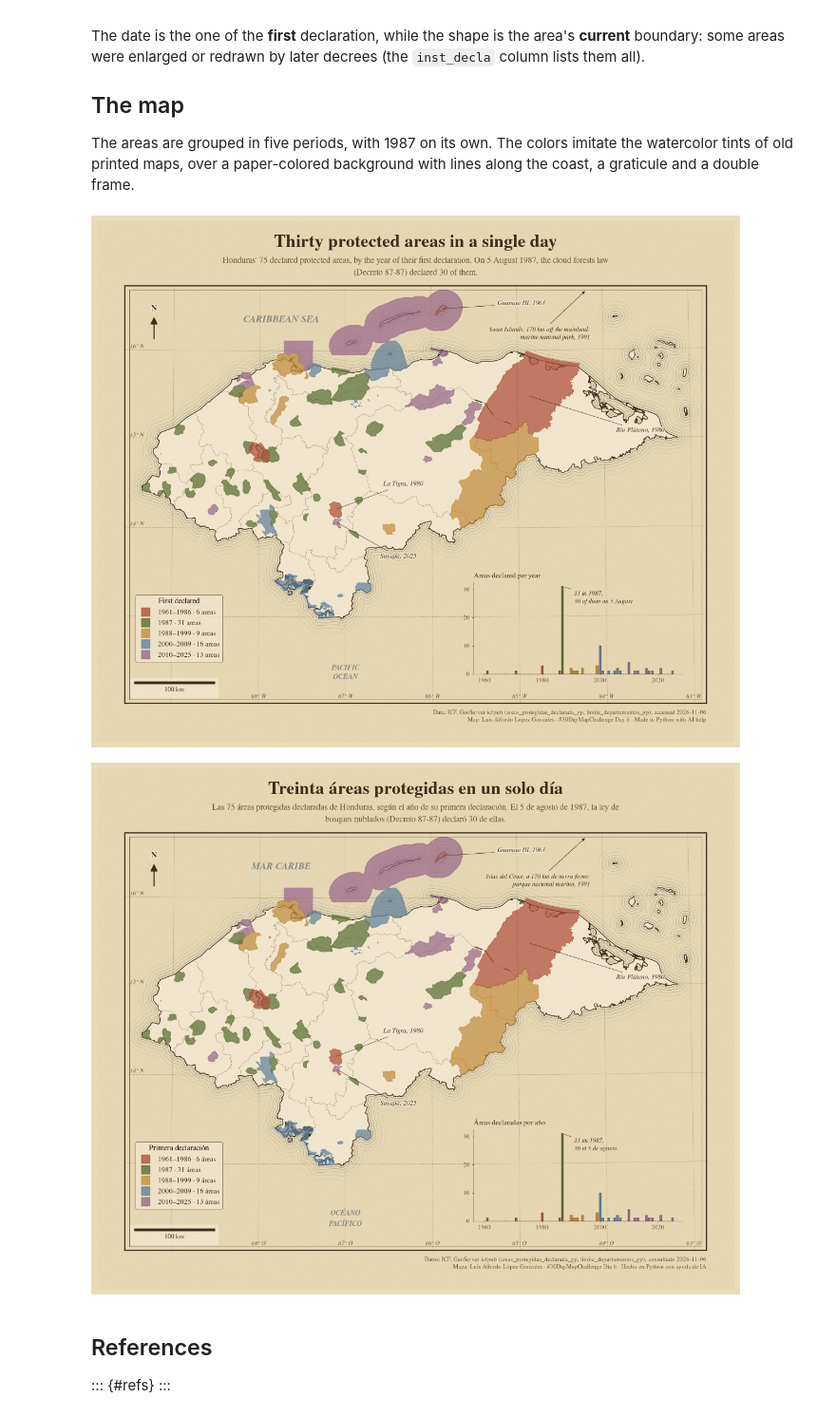
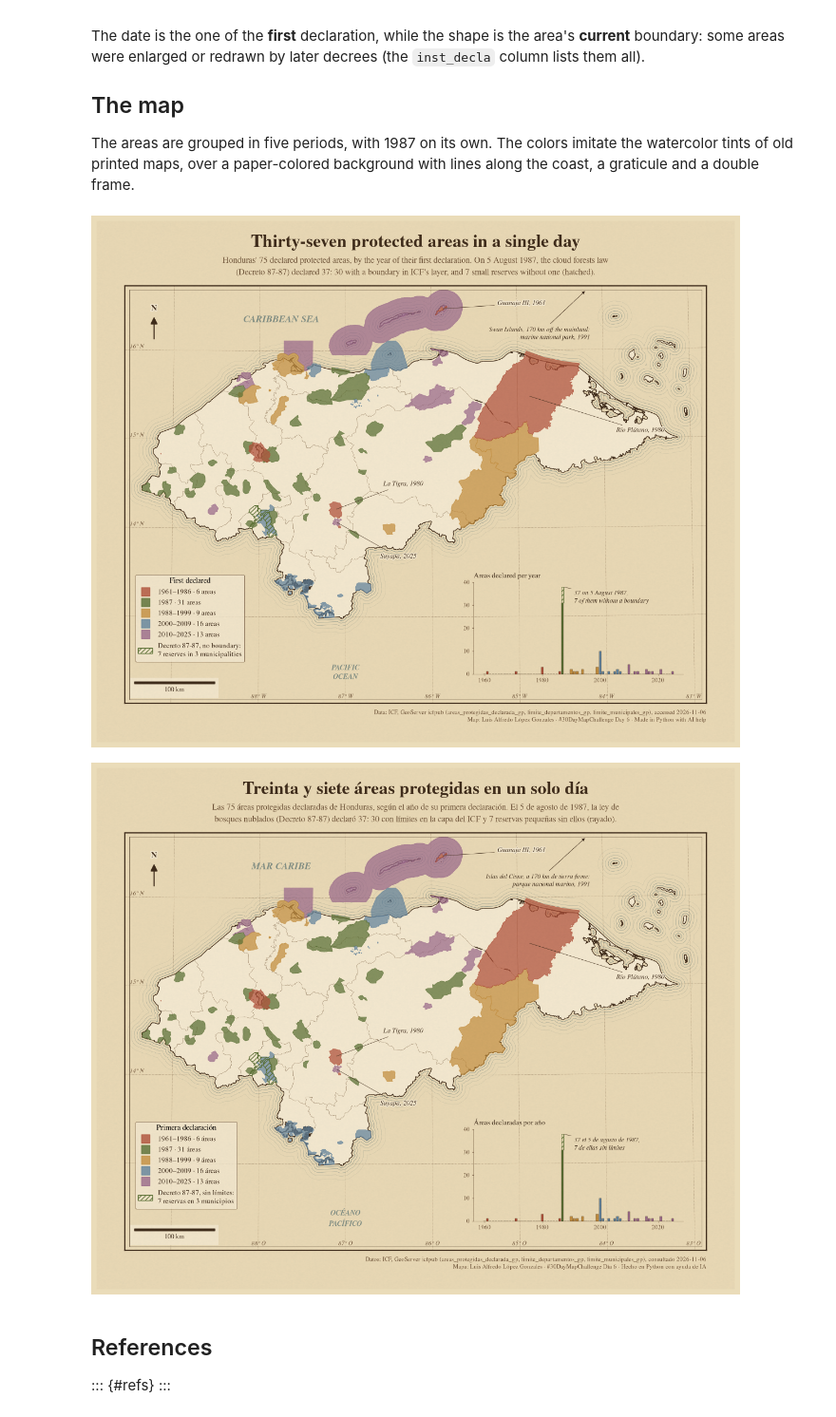
Before and after one commit to lalgonzales/30DaysChallenges, a Jupyter notebook: maps/2026/day06/vintage.ipynb, the cells around one changed output. Shown at 95% size. Drawn from its saved outputs; the diff is of its cells as text; code cells hidden in the pictures.

Commit message:
feat(maps): day 6 shows all 37 areas of the cloud forests law

```diff
--- a/maps/2026/day06/vintage.ipynb
+++ b/maps/2026/day06/vintage.ipynb
@@ -46,6 +47,7 @@ def read_layer(name: str) -> gpd.GeoDataFrame:
 
 zones = read_layer("areas_protegidas_declarada_gp")
 departments = read_layer("limite_departamentos_gp")
+municipalities = read_layer("limite_municipales_gp")
 print(f"{len(zones)} zone polygons, {zones.nomb_ap.nunique()} protected areas")
 # %% [output]
 324 zone polygons, 75 protected areas
@@ -89,0 +101,15 @@ fecha_crea
+# %%
+in_layer = set(zones[zones.inst_decla.str.contains("87-87")].nomb_ap)
+print(len(in_layer), "areas cite Decreto 87-87:", ", ".join(sorted(in_layer)))
+
+NO_BOUNDARY = {  # municipality: reserves of Decreto 87-87 with no boundary in the layer
+    "Marcala": ["Montaña de San Pablo", "El Chiflador", "San Pedro", "Mogola"],
+    "Chinacla": ["Montaña El Pacayal"],
+    "Opatoro": ["Las Trancas", "El Cedro"],
+}
+n_missing = sum(len(v) for v in NO_BOUNDARY.values())
+n_law = len(day_8787) + n_missing
+hatched = municipalities[
+    (municipalities.dep == 12) & municipalities.nombre.isin(NO_BOUNDARY)
+]
+assert len(in_layer) == len(day_8787) == 30 and n_law == 37 and len(hatched) == 3
@@ -138,47 +166,51 @@ LABELS = {  # area: (anchor of the label, offset in metres)
 
 TEXT = {
     "en": {
-        "title": "Thirty protected areas in a single day",
+        "title": "Thirty-seven protected areas in a single day",
         "subtitle": (
             f"Honduras' {len(areas)} declared protected areas, by the year of their "
             f"first declaration. On 5 August 1987, the cloud forests law\n"
-            f"(Decreto 87-87) declared {len(day_8787)} of them."
+            f"(Decreto 87-87) declared {n_law}: {len(day_8787)} with a boundary in ICF's layer, "
+            f"and {n_missing} small reserves without one (hatched)."
         ),
         "legend": "First declared",
         "areas": "{n} areas",
         "area": "{n} area",
         "chart": "Areas declared per year",
-        "peak": f"{per_year[1987]} in 1987,\n{len(day_8787)} of them on 5 August",
+        "peak": f"{n_law} on 5 August 1987,\n{n_missing} of them without a boundary",
+        "hatch": f"Decreto 87-87, no boundary:\n{n_missing} reserves in 3 municipalities",
         "swan": f"Swan Islands, {swan_km:.0f} km off the mainland:\nmarine national park, 1991",
         "sea_n": "CARIBBEAN SEA",
         "sea_s": "PACIFIC\nOCEAN",
         "credits": (
             "Data: ICF, GeoServer icfpub (areas_protegidas_declarada_gp, "
-            "limite_departamentos_gp), accessed 2026-11-06\n"
+            "limite_departamentos_gp, limite_municipales_gp), accessed 2026-11-06\n"
             "Map: Luis Alfredo López Gonzales · #30DayMapChallenge Day 6 · "
             "Made in Python with AI help"
         ),
         "hemi": ("N", "W"),
     },
     "es": {
-        "title": "Treinta áreas protegidas en un solo día",
+        "title": "Treinta y siete áreas protegidas en un solo día",
         "subtitle": (
             f"Las {len(areas)} áreas protegidas declaradas de Honduras, según el año "
             f"de su primera declaración. El 5 de agosto de 1987, la ley de\n"
-            f"bosques nublados (Decreto 87-87) declaró {len(day_8787)} de ellas."
+            f"bosques nublados (Decreto 87-87) declaró {n_law}: {len(day_8787)} con límites en la capa del ICF "
+            f"y {n_missing} reservas pequeñas sin ellos (rayado)."
         ),
         "legend": "Primera declaración",
         "areas": "{n} áreas",
         "area": "{n} área",
         "chart": "Áreas declaradas por año",
-        "peak": f"{per_year[1987]} en 1987,\n{len(day_8787)} el 5 de agosto",
+        "peak": f"{n_law} el 5 de agosto de 1987,\n{n_missing} de ellas sin límites",
+        "hatch": f"Decreto 87-87, sin límites:\n{n_missing} reservas en 3 municipios",
         "swan": f"Islas del Cisne, a {swan_km:.0f} km de tierra firme:\n"
         "parque nacional marino, 1991",
         "sea_n": "MAR CARIBE",
         "sea_s": "OCÉANO\nPACÍFICO",
         "credits": (
             "Datos: ICF, GeoServer icfpub (areas_protegidas_declarada_gp, "
-            "limite_departamentos_gp), consultado 2026-11-06\n"
+            "limite_departamentos_gp, limite_municipales_gp), consultado 2026-11-06\n"
             "Mapa: Luis Alfredo López Gonzales · #30DayMapChallenge Día 6 · "
             "Hecho en Python con ayuda de IA"
         ),
@@ -241,10 +273,20 @@ def draw_chart(fig: plt.Figure, ax: plt.Axes, text: dict) -> None:
     values = per_year.reindex(years, fill_value=0)
     colors = [PERIODS[period_of(y)][2] if values[y] else "none" for y in years]
     inset.bar(years, values, width=0.8, color=colors, edgecolor=INK, linewidth=0.3)
+    inset.bar(
+        1987,
+        n_missing,
+        bottom=values[1987],
+        width=0.8,
+        color="none",
+        edgecolor=PERIODS[1][2],
+        hatch="////",
+        linewidth=0.6,
+    )
     inset.annotate(
         text["peak"],
-        xy=(1987, values[1987]),
-        xytext=(1991, values[1987] - 6),
+        xy=(1987, values[1987] + n_missing),
+        xytext=(1991, values[1987]),
         fontsize=8.5,
         color=INK,
         style="italic",
@@ -252,7 +294,7 @@ def draw_chart(fig: plt.Figure, ax: plt.Axes, text: dict) -> None:
     )
     inset.set_title(text["chart"], fontsize=9.5, color=INK, loc="left")
     inset.set_xticks([1960, 1980, 2000, 2020])
-    inset.set_yticks([0, 10, 20, 30])
+    inset.set_yticks([0, 10, 20, 30, 40])
     inset.tick_params(labelsize=8, colors=INK_2, length=2)
     for side in ("top", "right"):
         inset.spines[side].set_visible(False)
@@ -298,6 +340,15 @@ def draw_map(lang: str) -> plt.Figure:
         gpd.GeoSeries([row.geometry], crs=CRS).plot(
             ax=ax, color=color, alpha=0.72, edgecolor=color, linewidth=0.6, zorder=4
         )
+
+    hatched.plot(
+        ax=ax,
+        color="none",
+        edgecolor=PERIODS[1][2],
+        hatch="////",
+        linewidth=0.8,
+        zorder=4,
+    )
 
     for name, (year, (dx, dy)) in LABELS.items():
         x, y = (
@@ -367,6 +418,16 @@ def draw_map(lang: str) -> plt.Figure:
             + text["areas" if counts[i] != 1 else "area"].format(n=counts[i]),
         )
         for i, (a, b, c) in enumerate(PERIODS)
+    ] + [
+        Rectangle(
+            (0, 0),
+            1,
+            1,
+            facecolor="none",
+            edgecolor=PERIODS[1][2],
+            hatch="////",
+            label=text["hatch"],
+        )
     ]
     legend = ax.legend(
         handles=handles,
@@ -413,35 +474,35 @@ def draw_map(lang: str) -> plt.Figure:
     ax.set_xticks([])
     ax.set_yticks([])
     ax.set_xlabel("")
     ax.set_ylabel("")
     for spine in ax.spines.values():
         spine.set_color(INK)
         spine.set_linewidth(1.6)
     ax.add_patch(
         Rectangle(
             (0.008, 0.008),
             0.984,
             0.984,
             transform=ax.transAxes,
             fill=False,
             edgecolor=INK,
             linewidth=0.5,
             zorder=7,
         )
     )
     add_scale_bar(ax, loc="lower left", color=INK, background=LAND)
     add_north_arrow(ax, xy=(0.05, 0.93), color=INK, halo=LAND)
     add_paper(fig)
     return fig
 
 
 for lang in TEXT:
     fig = draw_map(lang)
     fig.savefig(f"day06-vintage-{lang}.png", dpi=200, facecolor=PAPER)
 plt.show()
 # %% [output]
-[figure, old version]
+[figure, new version]
-[figure, old version]
+[figure, new version]
 # %% [markdown]
 ## References
 
```
Also changed, not shown: parts of 4 cells of this notebook, 3 other files.
